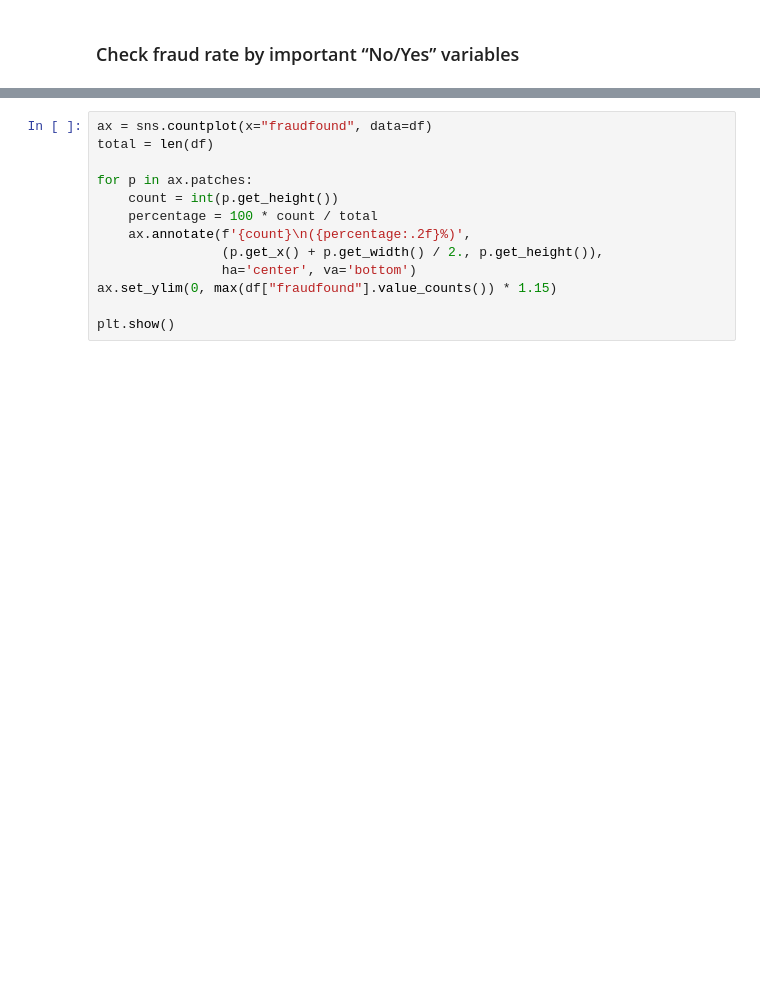
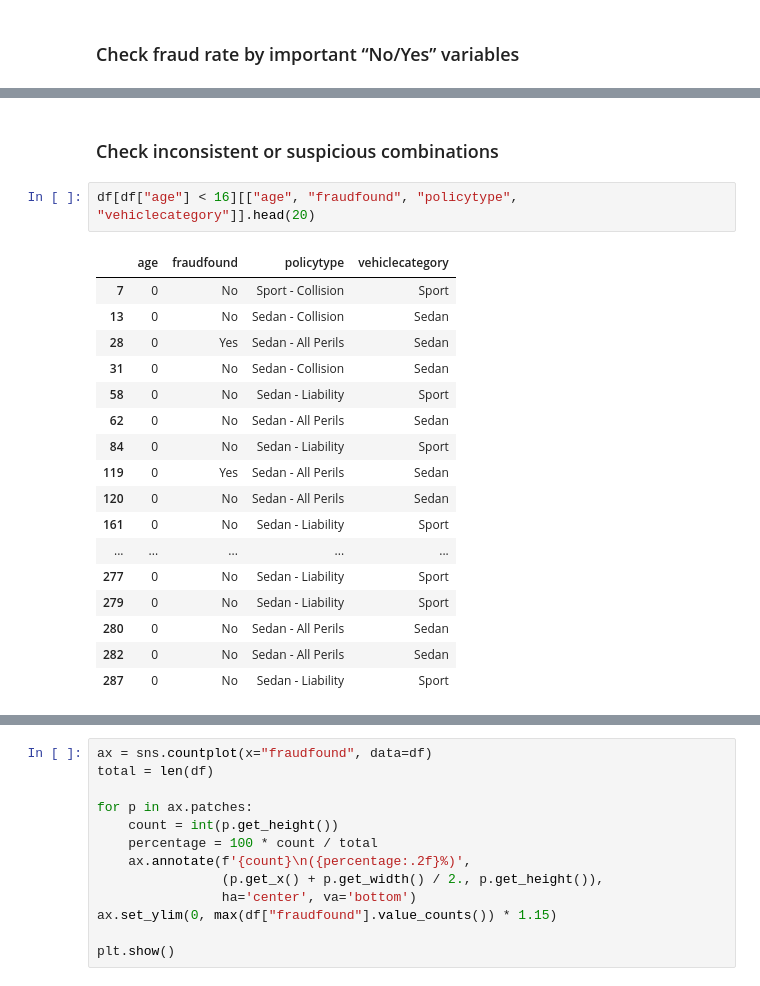
Before and after one commit to 1manvi/ML-Credit-Card-Fraud-2026, a Jupyter notebook: EDA_MiniPresentation.ipynb, the cells around one changed output, grey strips where cells are left out. Saved outputs shown, nothing was run; the diff lists cells and outputs as text; blank space fills up the shorter version.

```diff
--- a/EDA_MiniPresentation.ipynb
+++ b/EDA_MiniPresentation.ipynb
@@ -252,0 +228,22 @@ for col in important_binary_cols:
+# %% [markdown]
+### Check inconsistent or suspicious combinations
+# %%
+df[df["age"] < 16][["age", "fraudfound", "policytype", "vehiclecategory"]].head(20)
+# %% [output]
+|  | age | fraudfound | policytype | vehiclecategory |
+| 7 | 0 | No | Sport - Collision | Sport |
+| 13 | 0 | No | Sedan - Collision | Sedan |
+| 28 | 0 | Yes | Sedan - All Perils | Sedan |
+| 31 | 0 | No | Sedan - Collision | Sedan |
+| 58 | 0 | No | Sedan - Liability | Sport |
+| 62 | 0 | No | Sedan - All Perils | Sedan |
+| 84 | 0 | No | Sedan - Liability | Sport |
+| 119 | 0 | Yes | Sedan - All Perils | Sedan |
+| 120 | 0 | No | Sedan - All Perils | Sedan |
+| 161 | 0 | No | Sedan - Liability | Sport |
+| ... | ... | ... | ... | ... |
+| 277 | 0 | No | Sedan - Liability | Sport |
+| 279 | 0 | No | Sedan - Liability | Sport |
+| 280 | 0 | No | Sedan - All Perils | Sedan |
+| 282 | 0 | No | Sedan - All Perils | Sedan |
+| 287 | 0 | No | Sedan - Liability | Sport |
```
Also changed, not shown: parts of 13 cells of this notebook.
